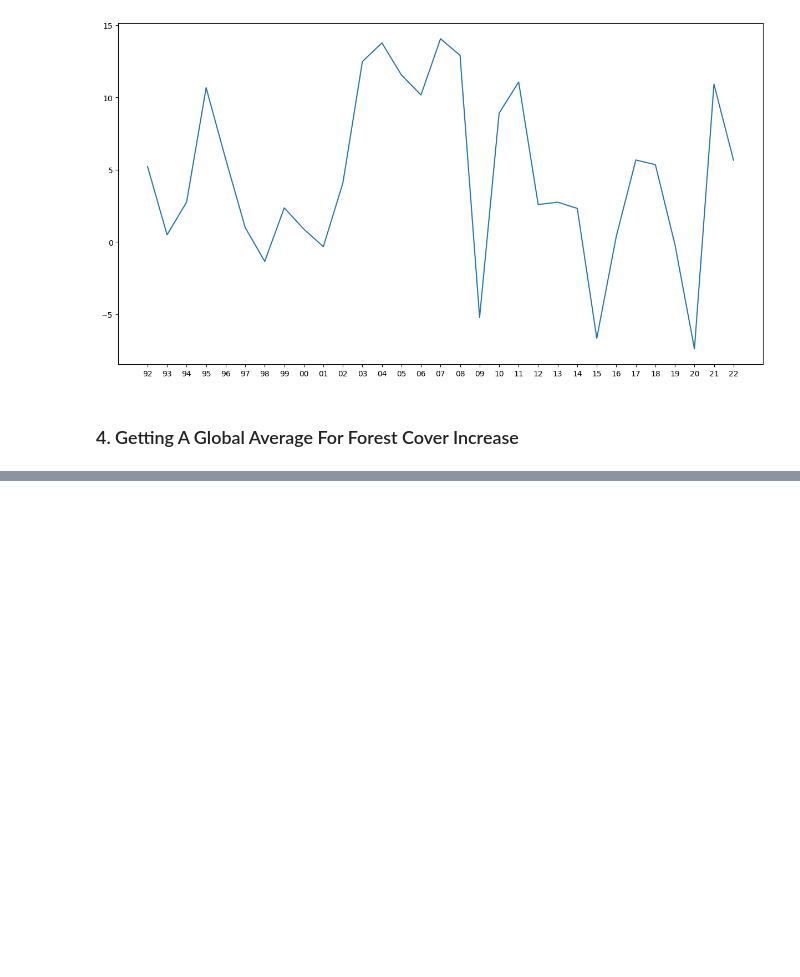
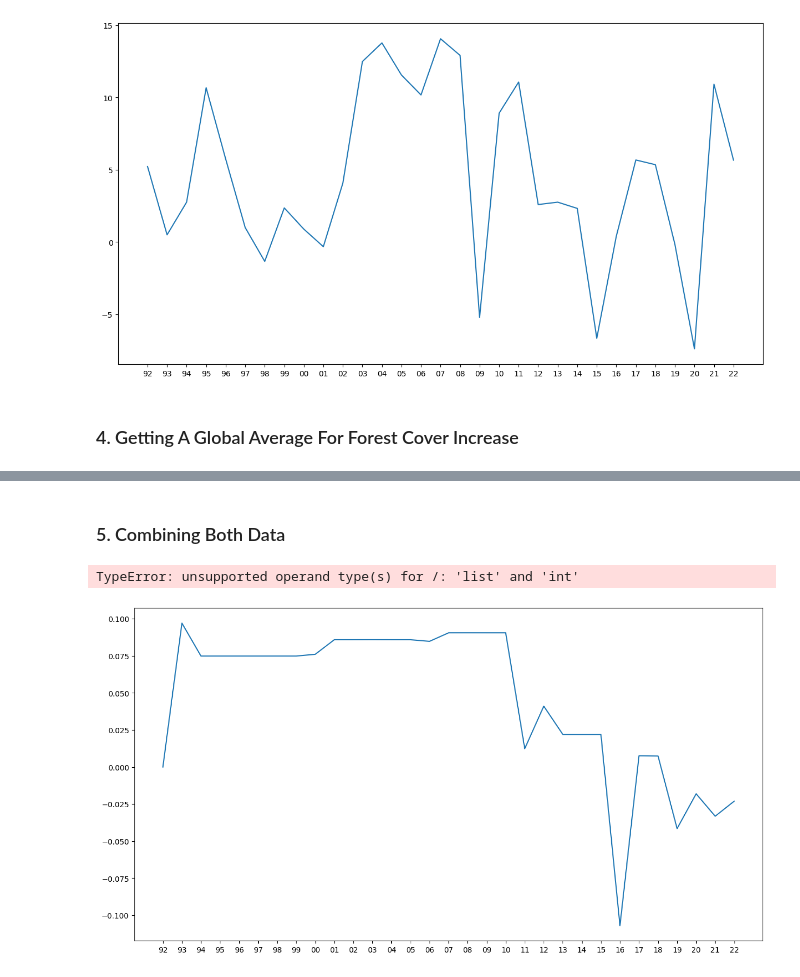
Before and after one commit to sdata07/Forest-Area-Predictor, a Jupyter notebook: main/main.ipynb, the cells around one changed output, grey strips where cells are left out. Saved outputs shown, nothing was run; the diff lists cells and outputs as text; code cells hidden in the pictures; blank space fills up the shorter version.

Commit message:
Completed merging both datasets

```diff
--- a/main/main.ipynb
+++ b/main/main.ipynb
@@ -271,0 +272,10 @@ forest_years = [year[3:] for year in years]
+# %% [markdown]
+### 5. Combining Both Data
+# %%
+plt.figure(figsize=(15,8))
+plt.plot(years,extent_vals)
+reg_gdp_vals = [gdp_vals / 10]
+plt.plot(years,)
+# %% [output]
+TypeError: unsupported operand type(s) for /: 'list' and 'int'
+[figure, added]
```
Also changed, not shown: parts of 5 cells of this notebook.
